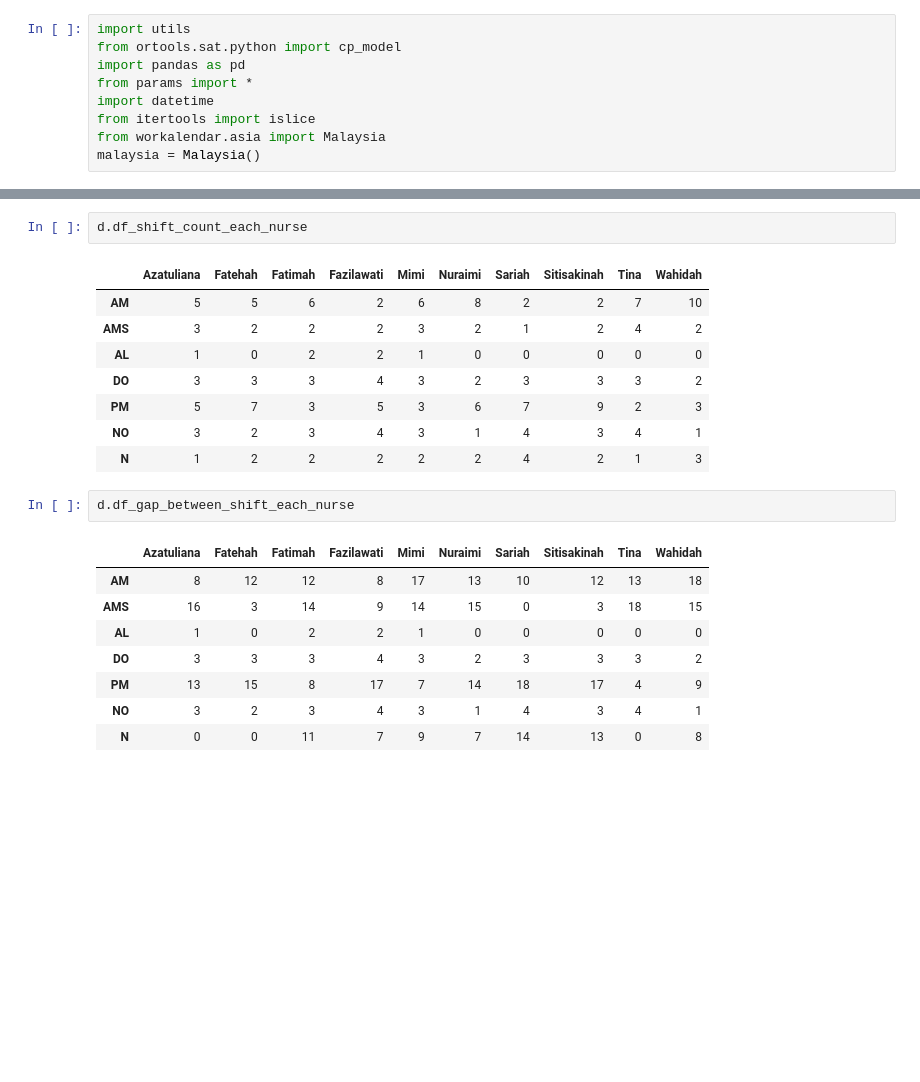
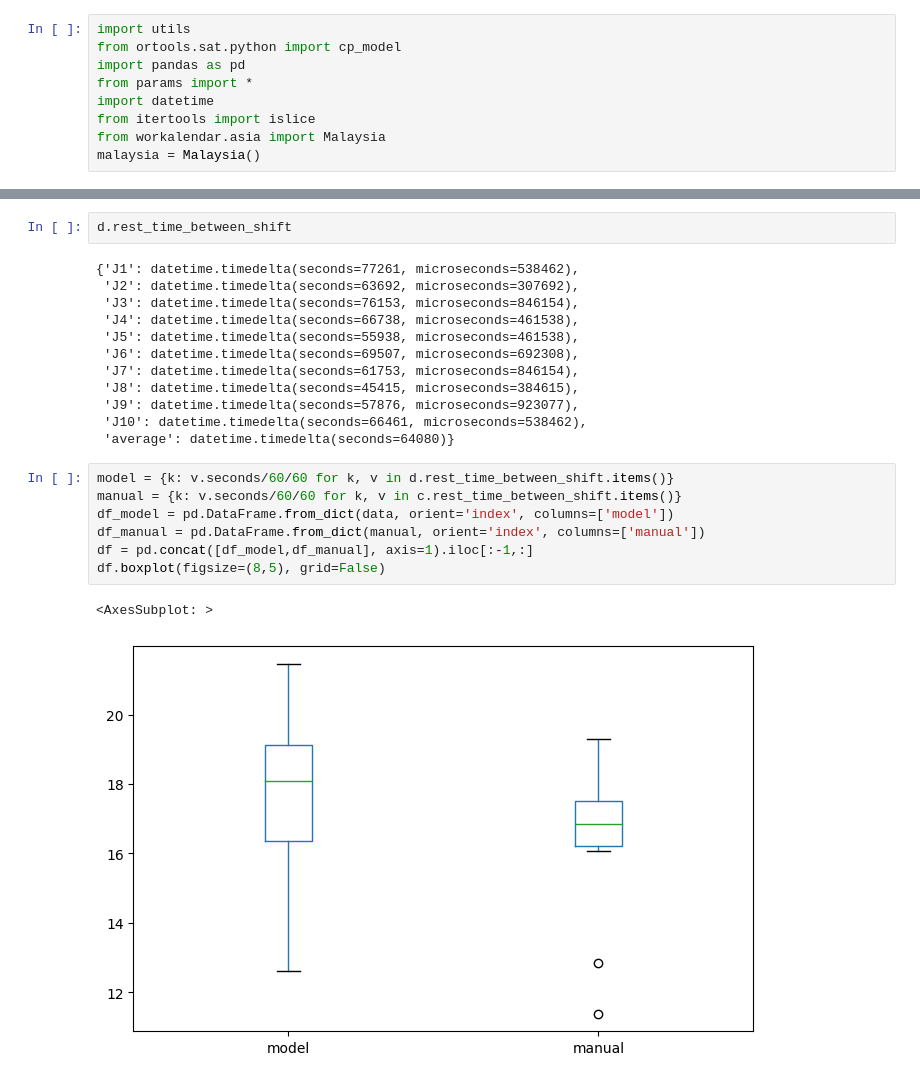
Before and after one commit to Shiftrdw/hukm_scheduling, a Jupyter notebook: main.ipynb, the cells around one changed output, grey strips where cells are left out. Cells and saved outputs as stored; diff of their text form; blank space fills up the shorter version.

```diff
--- a/main.ipynb
+++ b/main.ipynb
@@ -781,22 +988,24 @@ d.df_solution
 # %%
-d.df_shift_count_each_nurse
+d.rest_time_between_shift
 # %% [output]
-|  | Azatuliana | Fatehah | Fatimah | Fazilawati | Mimi | Nuraimi | Sariah | Sitisakinah | Tina | Wahidah |
-| AM | 5 | 5 | 6 | 2 | 6 | 8 | 2 | 2 | 7 | 10 |
-| AMS | 3 | 2 | 2 | 2 | 3 | 2 | 1 | 2 | 4 | 2 |
-| AL | 1 | 0 | 2 | 2 | 1 | 0 | 0 | 0 | 0 | 0 |
-| DO | 3 | 3 | 3 | 4 | 3 | 2 | 3 | 3 | 3 | 2 |
-| PM | 5 | 7 | 3 | 5 | 3 | 6 | 7 | 9 | 2 | 3 |
-| NO | 3 | 2 | 3 | 4 | 3 | 1 | 4 | 3 | 4 | 1 |
-| N | 1 | 2 | 2 | 2 | 2 | 2 | 4 | 2 | 1 | 3 |
+{'J1': datetime.timedelta(seconds=77261, microseconds=538462),
+ 'J2': datetime.timedelta(seconds=63692, microseconds=307692),
+ 'J3': datetime.timedelta(seconds=76153, microseconds=846154),
+ 'J4': datetime.timedelta(seconds=66738, microseconds=461538),
+ 'J5': datetime.timedelta(seconds=55938, microseconds=461538),
+ 'J6': datetime.timedelta(seconds=69507, microseconds=692308),
+ 'J7': datetime.timedelta(seconds=61753, microseconds=846154),
+ 'J8': datetime.timedelta(seconds=45415, microseconds=384615),
+ 'J9': datetime.timedelta(seconds=57876, microseconds=923077),
+ 'J10': datetime.timedelta(seconds=66461, microseconds=538462),
+ 'average': datetime.timedelta(seconds=64080)}
-# %%
-d.df_gap_between_shift_each_nurse
-# %% [output]
-|  | Azatuliana | Fatehah | Fatimah | Fazilawati | Mimi | Nuraimi | Sariah | Sitisakinah | Tina | Wahidah |
-| AM | 8 | 12 | 12 | 8 | 17 | 13 | 10 | 12 | 13 | 18 |
-| AMS | 16 | 3 | 14 | 9 | 14 | 15 | 0 | 3 | 18 | 15 |
-| AL | 1 | 0 | 2 | 2 | 1 | 0 | 0 | 0 | 0 | 0 |
-| DO | 3 | 3 | 3 | 4 | 3 | 2 | 3 | 3 | 3 | 2 |
-| PM | 13 | 15 | 8 | 17 | 7 | 14 | 18 | 17 | 4 | 9 |
-| NO | 3 | 2 | 3 | 4 | 3 | 1 | 4 | 3 | 4 | 1 |
-| N | 0 | 0 | 11 | 7 | 9 | 7 | 14 | 13 | 0 | 8 |
+# %%
+model = {k: v.seconds/60/60 for k, v in d.rest_time_between_shift.items()}
+manual = {k: v.seconds/60/60 for k, v in c.rest_time_between_shift.items()}
+df_model = pd.DataFrame.from_dict(data, orient='index', columns=['model'])
+df_manual = pd.DataFrame.from_dict(manual, orient='index', columns=['manual'])
+df = pd.concat([df_model,df_manual], axis=1).iloc[:-1,:]
+df.boxplot(figsize=(8,5), grid=False)
+# %% [output]
+<AxesSubplot: >
+[figure, added]
```
Also changed, not shown: parts of 35 cells of this notebook, 10 other files.
